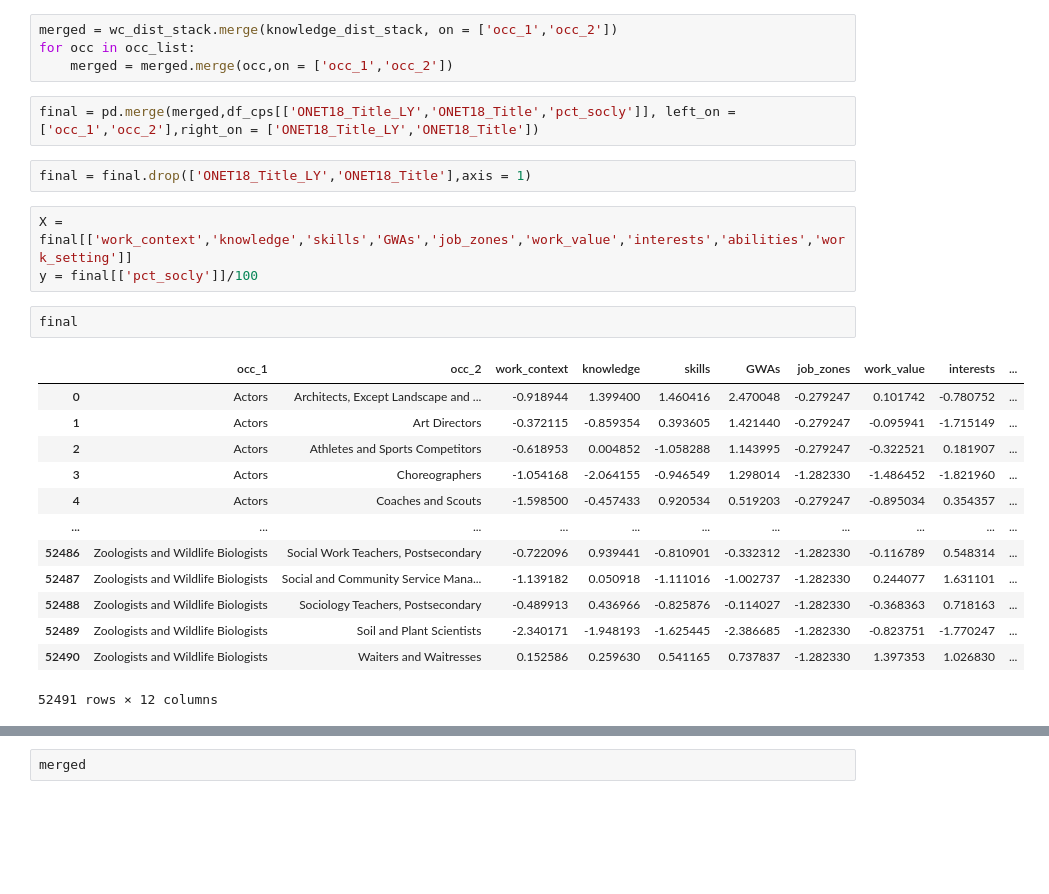
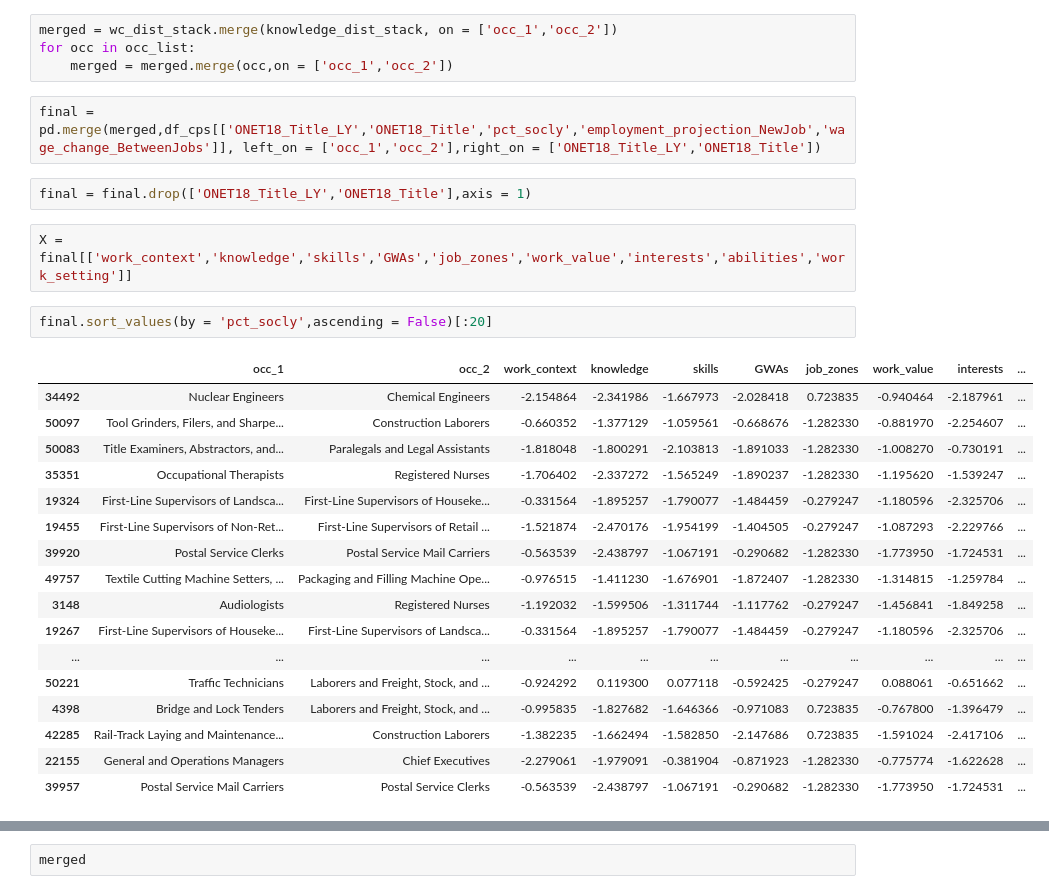
Before and after one commit to thanh17/employment, a Jupyter notebook: python_notebooks/algo_ml.ipynb, the cells around one changed output, grey strips where cells are left out. Cells and saved outputs as stored; diff of their text form; blank space fills up the shorter version.

Commit message:
exact difference df table created

```diff
--- a/python_notebooks/algo_ml.ipynb
+++ b/python_notebooks/algo_ml.ipynb
@@ -242,26 +275,29 @@ merged = wc_dist_stack.merge(knowledge_dist_stack, on = ['occ_1','occ_2'])
 for occ in occ_list:
     merged = merged.merge(occ,on = ['occ_1','occ_2'])
 # %%
-final = pd.merge(merged,df_cps[['ONET18_Title_LY','ONET18_Title','pct_socly']], left_on = ['occ_1','occ_2'],right_on = ['ONET18_Title_LY','ONET18_Title'])
+final = pd.merge(merged,df_cps[['ONET18_Title_LY','ONET18_Title','pct_socly','employment_projection_NewJob','wage_change_BetweenJobs']], left_on = ['occ_1','occ_2'],right_on = ['ONET18_Title_LY','ONET18_Title'])
 # %%
 final = final.drop(['ONET18_Title_LY','ONET18_Title'],axis = 1)
 # %%
 X = final[['work_context','knowledge','skills','GWAs','job_zones','work_value','interests','abilities','work_setting']]
-y = final[['pct_socly']]/100
-# %%
-final
-# %% [output]
-|  | occ_1 | occ_2 | work_context | knowledge | skills | GWAs | job_zones | work_value | interests | ... |
-| 0 | Actors | Architects, Except Landscape and ... | -0.918944 | 1.399400 | 1.460416 | 2.470048 | -0.279247 | 0.101742 | -0.780752 | ... |
-| 1 | Actors | Art Directors | -0.372115 | -0.859354 | 0.393605 | 1.421440 | -0.279247 | -0.095941 | -1.715149 | ... |
-| 2 | Actors | Athletes and Sports Competitors | -0.618953 | 0.004852 | -1.058288 | 1.143995 | -0.279247 | -0.322521 | 0.181907 | ... |
-| 3 | Actors | Choreographers | -1.054168 | -2.064155 | -0.946549 | 1.298014 | -1.282330 | -1.486452 | -1.821960 | ... |
-| 4 | Actors | Coaches and Scouts | -1.598500 | -0.457433 | 0.920534 | 0.519203 | -0.279247 | -0.895034 | 0.354357 | ... |
-| ... | ... | ... | ... | ... | ... | ... | ... | ... | ... | ... |
-| 52486 | Zoologists and Wildlife Biologists | Social Work Teachers, Postsecondary | -0.722096 | 0.939441 | -0.810901 | -0.332312 | -1.282330 | -0.116789 | 0.548314 | ... |
-| 52487 | Zoologists and Wildlife Biologists | Social and Community Service Mana... | -1.139182 | 0.050918 | -1.111016 | -1.002737 | -1.282330 | 0.244077 | 1.631101 | ... |
-| 52488 | Zoologists and Wildlife Biologists | Sociology Teachers, Postsecondary | -0.489913 | 0.436966 | -0.825876 | -0.114027 | -1.282330 | -0.368363 | 0.718163 | ... |
-| 52489 | Zoologists and Wildlife Biologists | Soil and Plant Scientists | -2.340171 | -1.948193 | -1.625445 | -2.386685 | -1.282330 | -0.823751 | -1.770247 | ... |
-| 52490 | Zoologists and Wildlife Biologists | Waiters and Waitresses | 0.152586 | 0.259630 | 0.541165 | 0.737837 | -1.282330 | 1.397353 | 1.026830 | ... |
-52491 rows × 12 columns
+# %%
+final.sort_values(by = 'pct_socly',ascending = False)[:20]
+# %% [output]
+|  | occ_1 | occ_2 | work_context | knowledge | skills | GWAs | job_zones | work_value | interests | ... |
+| 34492 | Nuclear Engineers | Chemical Engineers | -2.154864 | -2.341986 | -1.667973 | -2.028418 | 0.723835 | -0.940464 | -2.187961 | ... |
+| 50097 | Tool Grinders, Filers, and Sharpe... | Construction Laborers | -0.660352 | -1.377129 | -1.059561 | -0.668676 | -1.282330 | -0.881970 | -2.254607 | ... |
+| 50083 | Title Examiners, Abstractors, and... | Paralegals and Legal Assistants | -1.818048 | -1.800291 | -2.103813 | -1.891033 | -1.282330 | -1.008270 | -0.730191 | ... |
+| 35351 | Occupational Therapists | Registered Nurses | -1.706402 | -2.337272 | -1.565249 | -1.890237 | -1.282330 | -1.195620 | -1.539247 | ... |
+| 19324 | First-Line Supervisors of Landsca... | First-Line Supervisors of Houseke... | -0.331564 | -1.895257 | -1.790077 | -1.484459 | -0.279247 | -1.180596 | -2.325706 | ... |
+| 19455 | First-Line Supervisors of Non-Ret... | First-Line Supervisors of Retail ... | -1.521874 | -2.470176 | -1.954199 | -1.404505 | -0.279247 | -1.087293 | -2.229766 | ... |
+| 39920 | Postal Service Clerks | Postal Service Mail Carriers | -0.563539 | -2.438797 | -1.067191 | -0.290682 | -1.282330 | -1.773950 | -1.724531 | ... |
+| 49757 | Textile Cutting Machine Setters, ... | Packaging and Filling Machine Ope... | -0.976515 | -1.411230 | -1.676901 | -1.872407 | -1.282330 | -1.314815 | -1.259784 | ... |
+| 3148 | Audiologists | Registered Nurses | -1.192032 | -1.599506 | -1.311744 | -1.117762 | -0.279247 | -1.456841 | -1.849258 | ... |
+| 19267 | First-Line Supervisors of Houseke... | First-Line Supervisors of Landsca... | -0.331564 | -1.895257 | -1.790077 | -1.484459 | -0.279247 | -1.180596 | -2.325706 | ... |
+| ... | ... | ... | ... | ... | ... | ... | ... | ... | ... | ... |
+| 50221 | Traffic Technicians | Laborers and Freight, Stock, and ... | -0.924292 | 0.119300 | 0.077118 | -0.592425 | -0.279247 | 0.088061 | -0.651662 | ... |
+| 4398 | Bridge and Lock Tenders | Laborers and Freight, Stock, and ... | -0.995835 | -1.827682 | -1.646366 | -0.971083 | 0.723835 | -0.767800 | -1.396479 | ... |
+| 42285 | Rail-Track Laying and Maintenance... | Construction Laborers | -1.382235 | -1.662494 | -1.582850 | -2.147686 | 0.723835 | -1.591024 | -2.417106 | ... |
+| 22155 | General and Operations Managers | Chief Executives | -2.279061 | -1.979091 | -0.381904 | -0.871923 | -1.282330 | -0.775774 | -1.622628 | ... |
+| 39957 | Postal Service Mail Carriers | Postal Service Clerks | -0.563539 | -2.438797 | -1.067191 | -0.290682 | -1.282330 | -1.773950 | -1.724531 | ... |
 # %%
```
Also changed, not shown: parts of 9 cells of this notebook, 1 other file.
